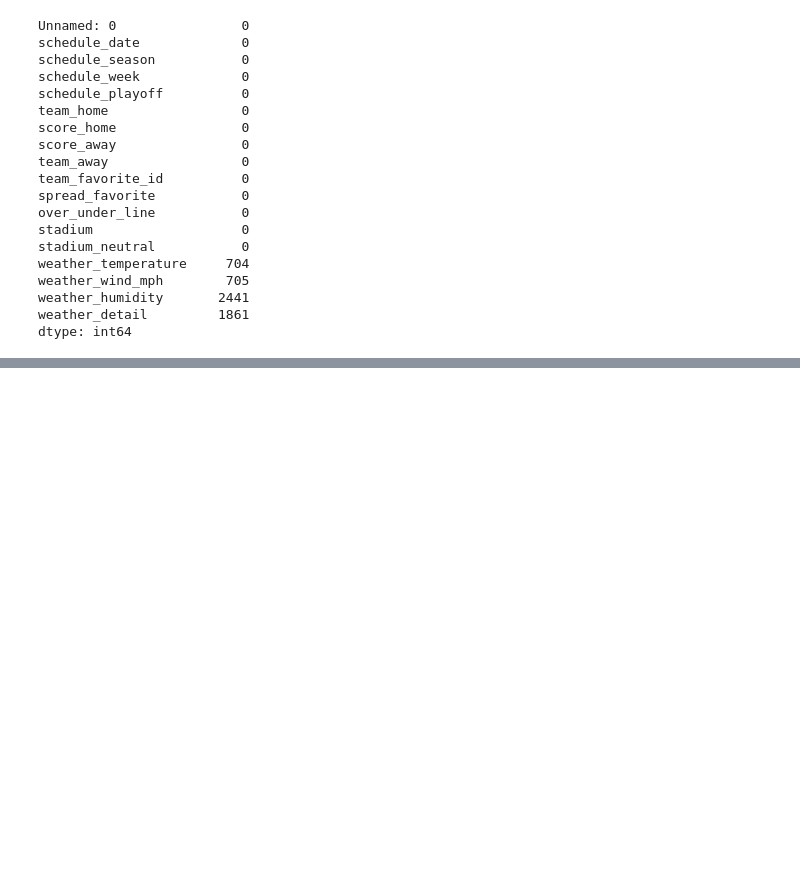
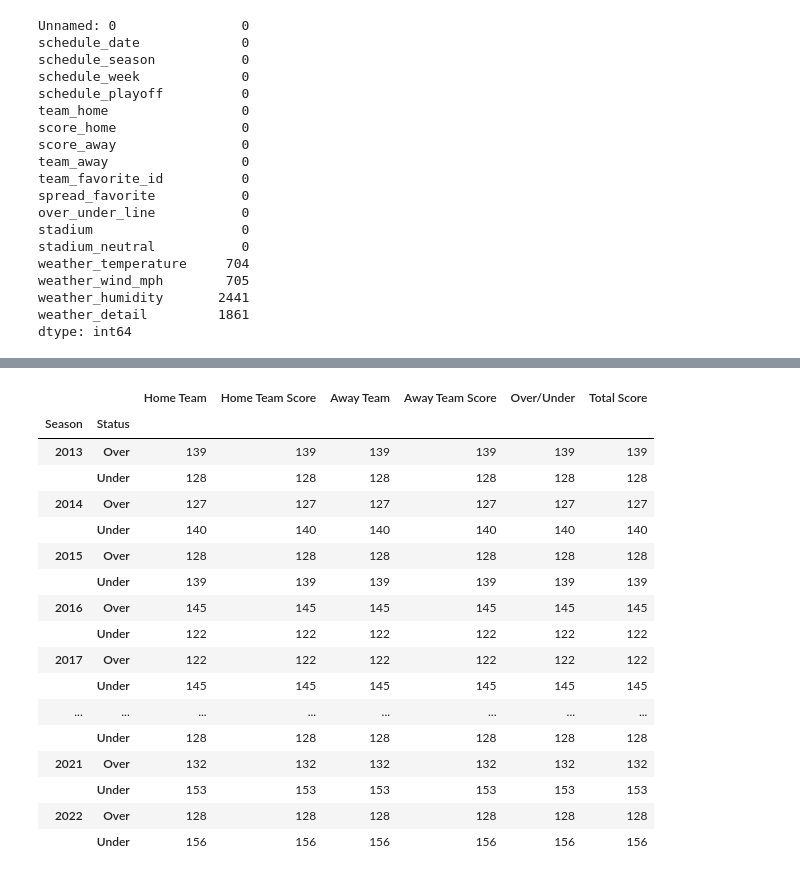
Before and after one commit to dadario10/Betting_Analytics_Project, a Jupyter notebook: overunder_test.ipynb, the cells around one changed output, grey strips where cells are left out. Cells and saved outputs as stored; diff of their text form; code cells hidden in the pictures; blank space fills up the shorter version.

```diff
--- a/overunder_test.ipynb
+++ b/overunder_test.ipynb
@@ -49,0 +73,8 @@ dtype: int64
+# %%
+#rename columns
+
+# Rename multiple columns
+nfl_clean_df = nfl_clean_df.rename(columns={'schedule_season': 'Season', 'team_home': 'Home Team', 'score_home': 'Home Team Score', 'team_away': 'Away Team', 'score_away': 'Away Team Score', 'over_under_line': 'Over/Under'})
+
+# Display the updated DataFrame
+nfl_clean_df
@@ -49,0 +95,5 @@ dtype: int64
+# %%
+# add score_home and score_away and create total score
+nfl_clean_df["Total Score"]=nfl_clean_df["Home Team Score"]+nfl_clean_df["Away Team Score"]
+
+nfl_clean_df
@@ -49,0 +114,5 @@ dtype: int64
+# %%
+# Add an empty column for the score total
+nfl_clean_df["Status"] = ""
+
+nfl_clean_df
@@ -49,0 +133,5 @@ dtype: int64
+# %%
+# determine whether it was over or under for that game
+nfl_clean_df["Status"] = nfl_clean_df.apply(lambda x:  'Under'   if x['Over/Under'] > x['Total Score'] else 'Over', axis=1)
+
+nfl_clean_df
@@ -49,0 +152,21 @@ dtype: int64
+# %%
+nfl_clean_df.groupby(["Season", "Status"]).count()
+# %% [output]
+|  |  | Home Team | Home Team Score | Away Team | Away Team Score | Over/Under | Total Score |
+| Season | Status |  |  |  |  |  |  |
+| 2013 | Over | 139 | 139 | 139 | 139 | 139 | 139 |
+|  | Under | 128 | 128 | 128 | 128 | 128 | 128 |
+| 2014 | Over | 127 | 127 | 127 | 127 | 127 | 127 |
+|  | Under | 140 | 140 | 140 | 140 | 140 | 140 |
+| 2015 | Over | 128 | 128 | 128 | 128 | 128 | 128 |
+|  | Under | 139 | 139 | 139 | 139 | 139 | 139 |
+| 2016 | Over | 145 | 145 | 145 | 145 | 145 | 145 |
+|  | Under | 122 | 122 | 122 | 122 | 122 | 122 |
+| 2017 | Over | 122 | 122 | 122 | 122 | 122 | 122 |
+|  | Under | 145 | 145 | 145 | 145 | 145 | 145 |
+| ... | ... | ... | ... | ... | ... | ... | ... |
+|  | Under | 128 | 128 | 128 | 128 | 128 | 128 |
+| 2021 | Over | 132 | 132 | 132 | 132 | 132 | 132 |
+|  | Under | 153 | 153 | 153 | 153 | 153 | 153 |
+| 2022 | Over | 128 | 128 | 128 | 128 | 128 | 128 |
+|  | Under | 156 | 156 | 156 | 156 | 156 | 156 |
```
Also changed, not shown: parts of 18 cells of this notebook, 2 other files.
